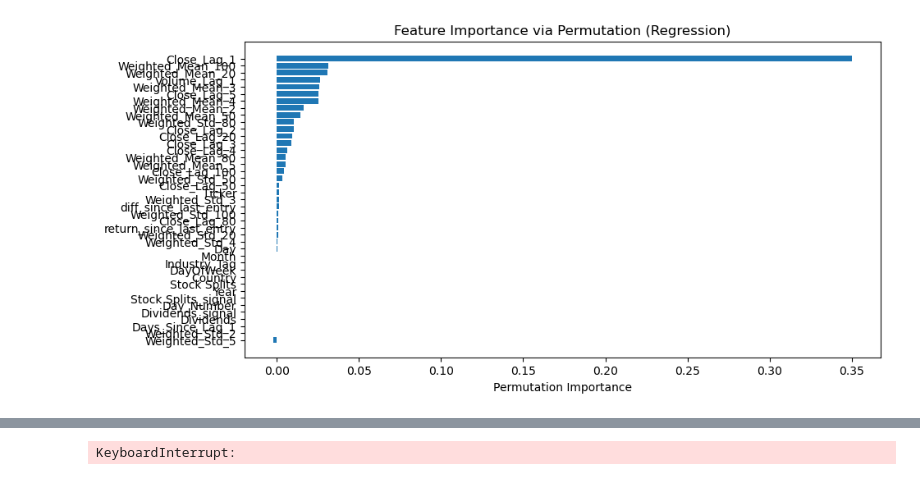
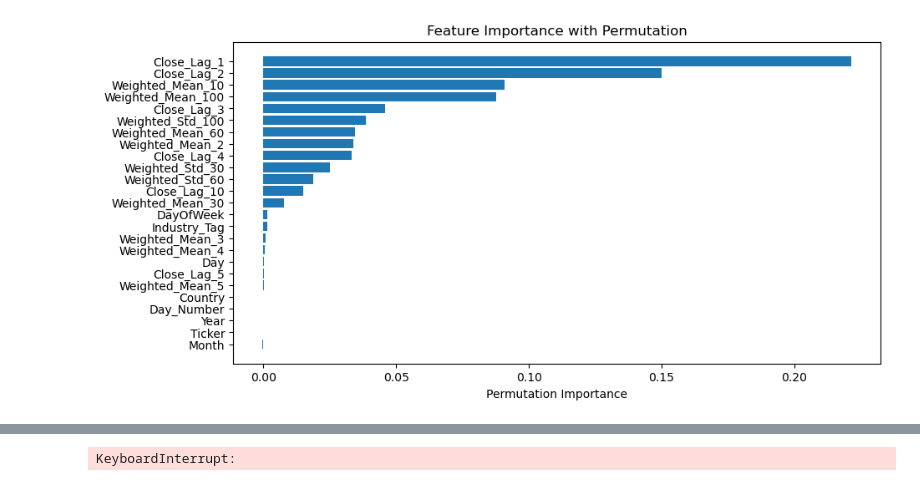
Before and after one commit to timmvdm/ML_Final_Project, a Jupyter notebook: timm/Tree_Pipelines.ipynb, the cells around one changed output, grey strips where cells are left out. Drawn from its saved outputs; the diff is of its cells as text; code cells hidden in the pictures.

```diff
--- a/timm/Tree_Pipelines.ipynb
+++ b/timm/Tree_Pipelines.ipynb
@@ -9,7 +9,8 @@ from sklearn.preprocessing import OneHotEncoder, StandardScaler
 from sklearn.compose import ColumnTransformer
 from sklearn.model_selection import train_test_split, GridSearchCV, RandomizedSearchCV,TimeSeriesSplit
 # %%
-df = pd.read_csv('pr13_final_selected.csv')
+df = pd.read_csv('C:/Users/timmv/OneDrive/Dokumente/GitHub/ML_Final_Project/pr13_final_selected.csv')
+df  = df.sample(frac= 0.05)
 print(df.shape)
 print(df.columns)
 # %% [output]
@@ -168,80 +163,56 @@ from sklearn.inspection import permutation_importance
 
 best_model = grid_search.best_estimator_
 
-explainer_shap = shap.TreeExplainer(best_model.named_steps['regressor'])
-feature_names = best_model.named_steps['preprocessor'].get_feature_names_out()
-X_processed = best_model.named_steps['preprocessor'].transform(X_test)
+# explainer_shap = shap.TreeExplainer(best_model.named_steps['regressor'])
+# feature_names = best_model.named_steps['preprocessor'].get_feature_names_out()
+# X_processed = best_model.named_steps['preprocessor'].transform(X_test)
 
-shap_values = explainer_shap.shap_values(X_processed)
-shap.summary_plot(shap_values, X_processed, feature_names=feature_names,plot_type="bar")
-shap.summary_plot(shap_values, X_processed,feature_names=feature_names,plot_type="dot")
+# shap_values = explainer_shap.shap_values(X_processed)
+# shap.summary_plot(shap_values, X_processed, feature_names=feature_names,plot_type="bar")
+# shap.summary_plot(shap_values, X_processed,feature_names=feature_names,plot_type="dot")
 
-mean_shap_importance = np.abs(shap_values).mean(axis=0)
+# mean_shap_importance = np.abs(shap_values).mean(axis=0)
 
-# Combine into a DataFrame
-feature_importance_df = pd.DataFrame({
-    'feature': feature_names,
-    'mean_abs_shap_importance': mean_shap_importance
-})
+# # Combine into a DataFrame
+# feature_importance_df = pd.DataFrame({
+#     'feature': feature_names,
+#     'mean_abs_shap_importance': mean_shap_importance
+# })
 
-# Sort by importance descending
-feature_importance_df = feature_importance_df.sort_values(by='mean_abs_shap_importance', ascending=False)
+# # Sort by importance descending
+# feature_importance_df = feature_importance_df.sort_values(by='mean_abs_shap_importance', ascending=False)
 
-# Show it
-print(feature_importance_df)
+# # Show it
+# # print(feature_importance_df)
 
-def evaluate_shap_feature_importance(model, X):
-    """
-    Evaluate feature importance using SHAP for tree-based regression models.
+def evaluate_shap_feature_importance(estimator, X):
+    print("Calculating SHAP values...")
+    explainer = shap.TreeExplainer(estimator.named_steps['regressor'])
+    feature_names = estimator.named_steps['preprocessor'].get_feature_names_out()
+    X_processed = estimator.named_steps['preprocessor'].transform(X)
+    shap_values = explainer.shap_values(X_processed)
 
-    Parameters:
-    - model: trained tree-based regression model
-    - X: features (DataFrame)
+    print("Plotting SHAP summary (bar)...")
+    shap.summary_plot(shap_values, X_processed, feature_names=feature_names,plot_type="bar")
 
-    Returns:
-    - None (plots SHAP feature importance results)
-    """
-
-    print("\nCalculating SHAP values...")
-    explainer = shap.TreeExplainer(model)
-    shap_values = explainer.shap_values(X)
-
-    print("\nPlotting SHAP summary (bar)...")
-    shap.summary_plot(shap_values, X, plot_type="bar")
-
-    print("\nPlotting SHAP summary (beeswarm)...")
-    shap.summary_plot(shap_values, X, plot_type="dot")
+    print("Plotting SHAP summary (beeswarm)...")
+    shap.summary_plot(shap_values, X_processed,feature_names=feature_names, plot_type="dot")
 
 
 
 def evaluate_permutation_feature_importance(model, X, y, n_repeats=30, random_state=0):
-    """
-    Evaluate feature importance using Permutation Importance for tree-based regression models.
 
-    Parameters:
-    - model: trained tree-based regression model
-    - X: features (DataFrame)
-    - y: target values
-    - n_repeats: number of shuffles for stability
-    - random_state: random seed
-
-    Returns:
-    - None (plots permutation feature importance)
-    """
-
-    print("\nCalculating Permutation Importance...")
-    perm_result = permutation_importance(model, X, y, n_repeats=n_repeats, random_state=random_state, n_jobs=-1)
-
+    print("Calculating Permutation Importance...")
+    perm_result =permutation_importance(model, X,y,n_repeats=n_repeats, random_state=random_state, n_jobs=-1)
     sorted_idx = perm_result.importances_mean.argsort()
 
     plt.figure(figsize=(10, 5))
-    plt.barh(X.columns[sorted_idx], perm_result.importances_mean[sorted_idx])
+    plt.barh(X.columns[sorted_idx],perm_result.importances_mean[sorted_idx])
     plt.xlabel("Permutation Importance")
-    plt.title("Feature Importance via Permutation (Regression)")
+    plt.title("Feature Importance with Permutation")
     plt.show()
 
 
-# Example usage after training:
-# evaluate_shap_feature_importance(model=best_model.named_steps['regressor'], X=X_test)
+evaluate_shap_feature_importance(estimator=best_model, X=X_test)
 evaluate_permutation_feature_importance(model=best_model, X=X_test, y=y_test)
 # %% [output]
@@ -266 +225 @@ Calculating Permutation Importance...
-[figure, old version]
+[figure, new version]
```
Also changed, not shown: parts of 10 cells of this notebook.
